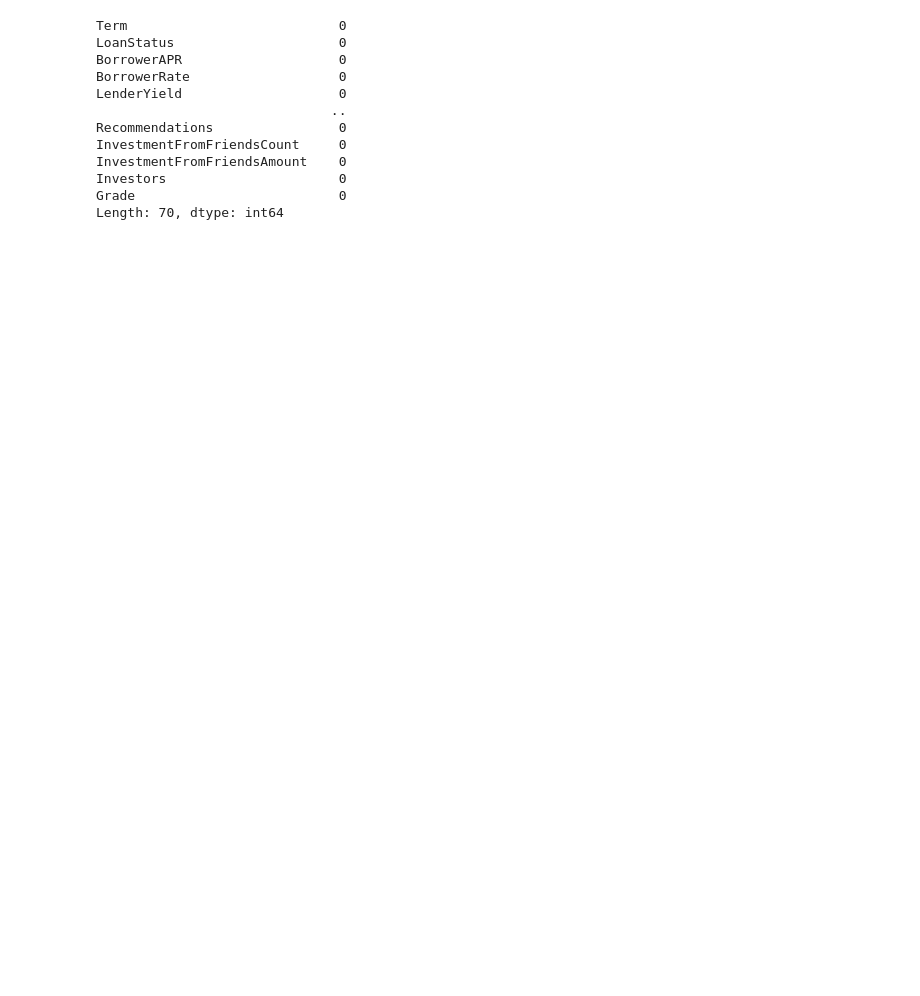
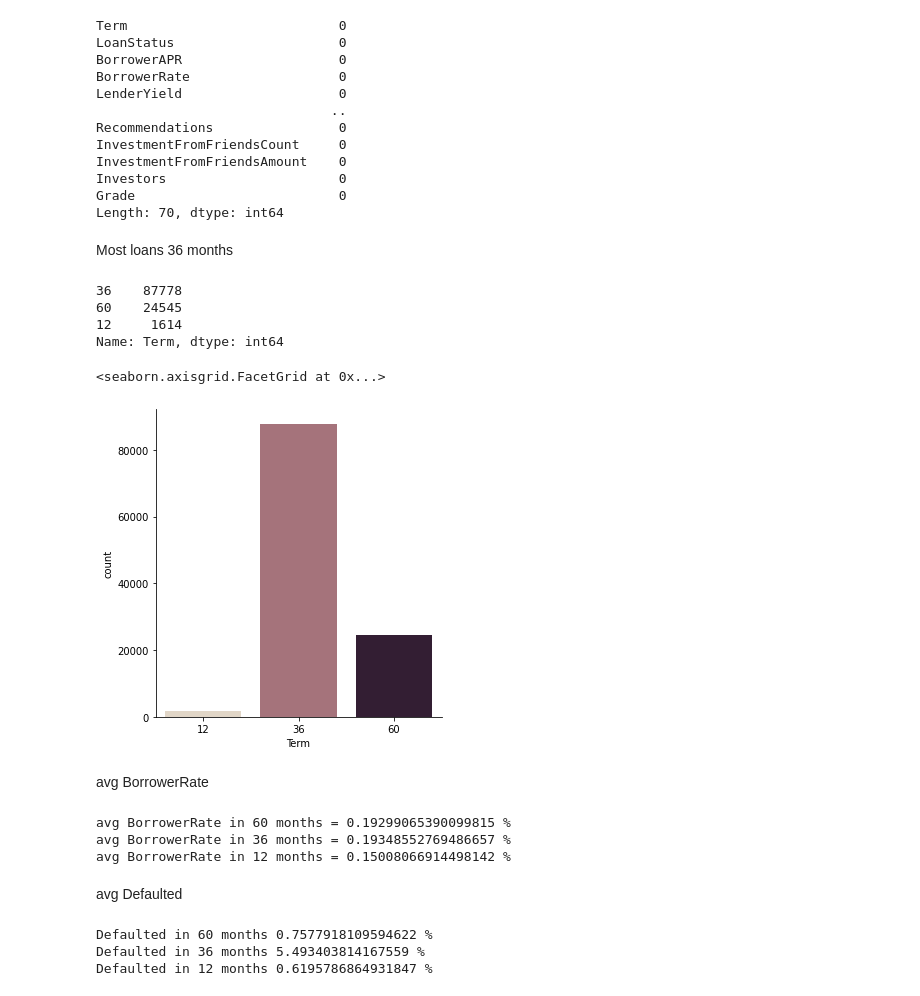
Before and after one commit to MAboElFottouh/Predictive-Modelling-Using-Social-Profile-in-Online-P2P-Lending-Market-Project-TCS56EA, a Jupyter notebook: task1.ipynb, the cells around one changed output. Saved outputs shown, nothing was run; the diff lists cells and outputs as text; code cells hidden in the pictures; blank space fills up the shorter version.

```diff
--- a/task1.ipynb
+++ b/task1.ipynb
@@ -409,3 +421,15 @@ InvestmentFromFriendsAmount    0
 Investors                      0
 Grade                          0
 Length: 70, dtype: int64
+# %% [markdown]
+Most loans 36 months
+# %%
+print(data['Term'].value_counts())
+sns.catplot(x="Term", kind="count", palette="ch:.25", data=data)
+# %% [output]
+36    87778
+60    24545
+12     1614
+Name: Term, dtype: int64
+<seaborn.axisgrid.FacetGrid at 0x...>
+[figure, added]
@@ -411,0 +440,20 @@ Length: 70, dtype: int64
+# %% [markdown]
+avg BorrowerRate
+# %%
+print('avg BorrowerRate in 60 months = {} %'.format(term60['BorrowerRate'].mean()))
+print('avg BorrowerRate in 36 months = {} %'.format(term36['BorrowerRate'].mean()))
+print('avg BorrowerRate in 12 months = {} %'.format(term12['BorrowerRate'].mean()))
+# %% [output]
+avg BorrowerRate in 60 months = 0.19299065390099815 %
+avg BorrowerRate in 36 months = 0.19348552769486657 %
+avg BorrowerRate in 12 months = 0.15008066914498142 %
+# %% [markdown]
+avg Defaulted
+# %%
+print('Defaulted in 60 months {} % '.format(len(term60[term60['LoanStatus']=='Defaulted']) / len(term60['LoanStatus']) * 100))
+print('Defaulted in 36 months {} % '.format(len(term36[term36['LoanStatus']=='Defaulted']) / len(term36['LoanStatus']) * 100))
+print('Defaulted in 12 months {} % '.format(len(term12[term12['LoanStatus']=='Defaulted']) / len(term12['LoanStatus']) * 100))
+# %% [output]
+Defaulted in 60 months 0.7577918109594622 %
+Defaulted in 36 months 5.493403814167559 %
+Defaulted in 12 months 0.6195786864931847 %
```
Also changed, not shown: parts of 51 cells of this notebook.
